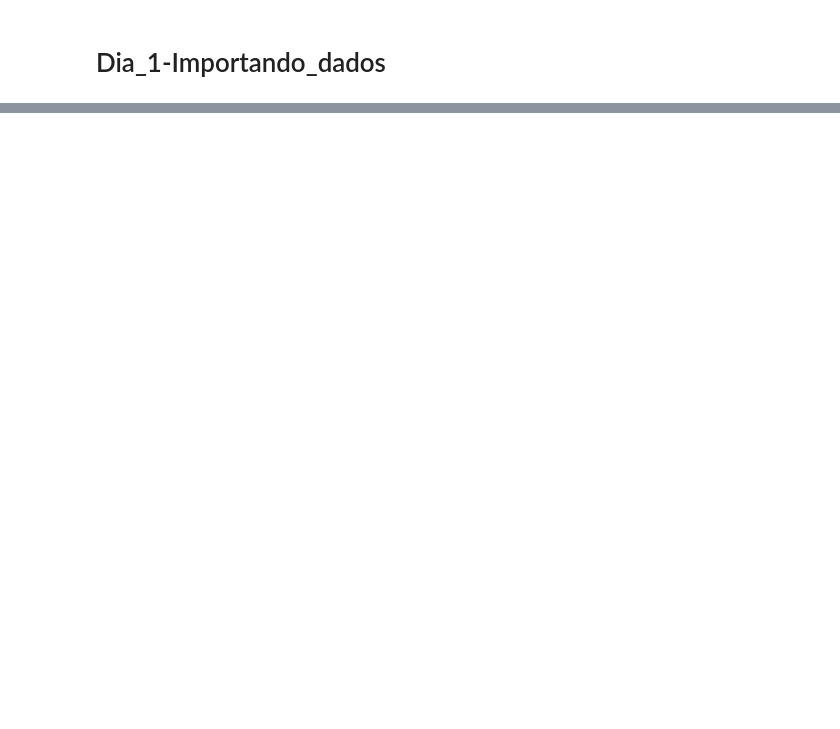
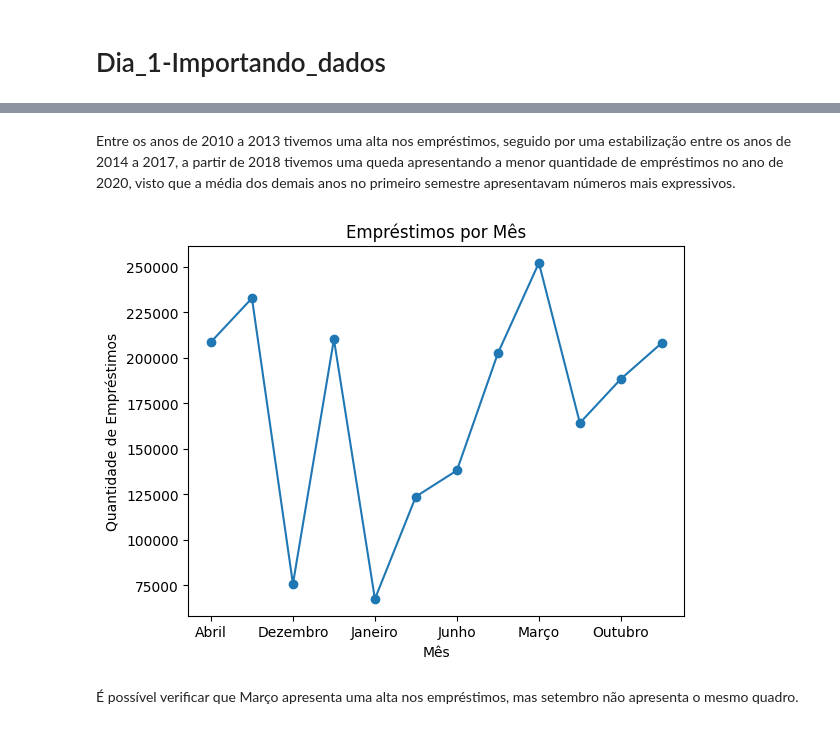
Before and after one commit to JNarimatsu/7_Days_of_Code_Alura-Python-Pandas, a Jupyter notebook: 7DaysOfCode.ipynb, the cells around one changed output, grey strips where cells are left out. Drawn from its saved outputs; the diff is of its cells as text; code cells hidden in the pictures; blank space fills up the shorter version.

```diff
--- a/7DaysOfCode.ipynb
+++ b/7DaysOfCode.ipynb
@@ -138,0 +312,12 @@ emprestimo_completo.to_csv('emprestimo_completo.csv', index=False)
+# %% [markdown]
+Entre os anos de 2010 a 2013 tivemos uma alta nos empréstimos, seguido por uma estabilização entre os anos de 2014 a 2017, a partir de 2018 tivemos uma queda apresentando a menor quantidade de empréstimos no ano de 2020, visto que a média dos demais anos no primeiro semestre apresentavam números mais expressivos.
+# %%
+emprestimos_por_mes.plot(kind='line', marker= 'o')
+plt.xlabel('Mês')
+plt.ylabel('Quantidade de Empréstimos')
+plt.title('Empréstimos por Mês')
+plt.show()
+# %% [output]
+[figure, added]
+# %% [markdown]
+É possível verificar que Março apresenta uma alta nos empréstimos, mas setembro não apresenta o mesmo quadro.
```
Also changed, not shown: parts of 27 cells of this notebook.
